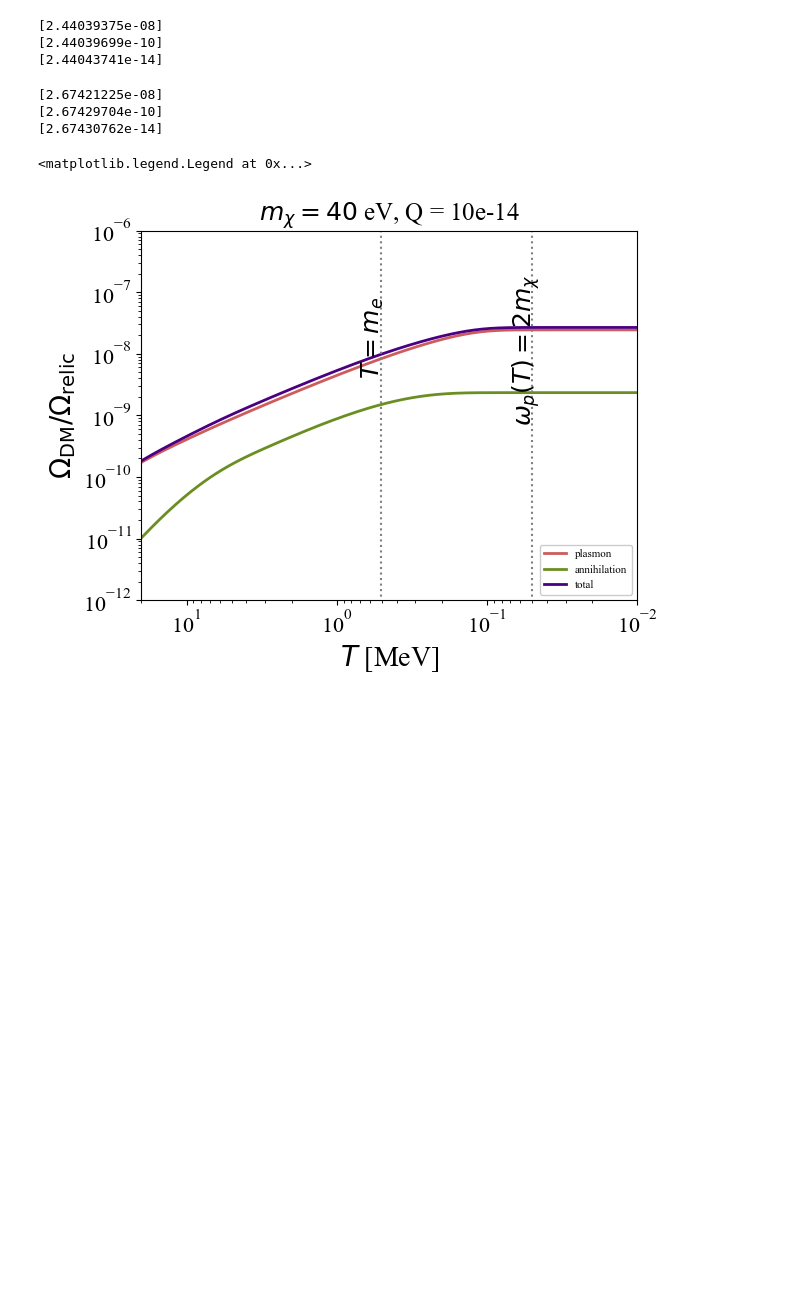
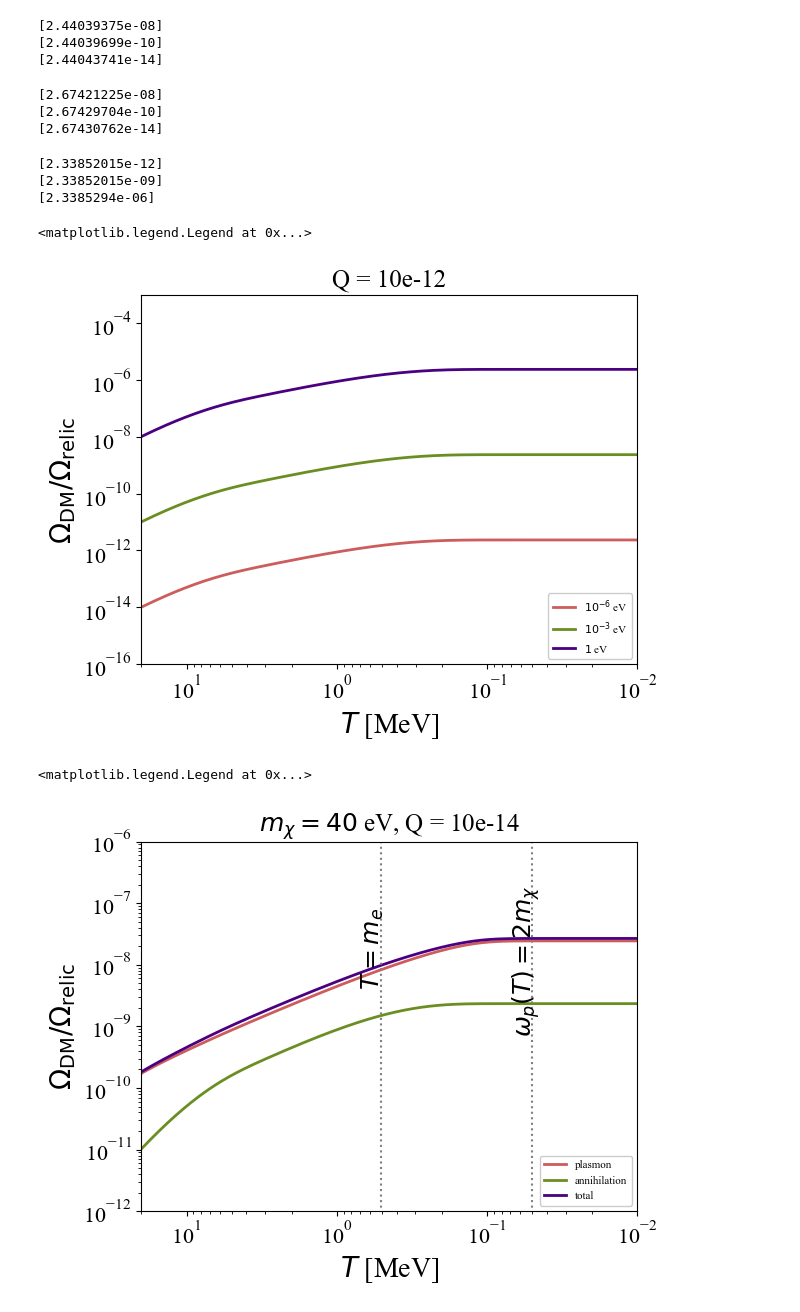
Before and after one commit to ellailes/irreducible-mcp, a Jupyter notebook: numerical_boltzmann.ipynb, the cells around one changed output. Cells and saved outputs as stored; diff of their text form; code cells hidden in the pictures; blank space fills up the shorter version.

```diff
--- a/numerical_boltzmann.ipynb
+++ b/numerical_boltzmann.ipynb
@@ -109,6 +106,46 @@ relic_40m17 = irr.relic(10e-17, 4e-5,whole_shebang = True)
 [2.67421225e-08]
 [2.67429704e-10]
 [2.67430762e-14]
+# %%
+#relic_small = irr.relic(10e-12, 4e-12,whole_shebang = True)
+relic_annsmall1 = irr.relic_ann(10e-12, 4e-12,whole_shebang = True)
+relic_annsmall2 = irr.relic_ann(10e-12, 4e-9,whole_shebang = True)
+relic_annsmall3 = irr.relic_ann(10e-12, 4e-6,whole_shebang = True)
+#relic__plassmall = irr.relic_plas(10e-12, 4e-12,whole_shebang = True)
+# %% [output]
+[2.33852015e-12]
+[2.33852015e-09]
+[2.3385294e-06]
+# %%
+f, ax = plt.subplots()
+alist = np.logspace(-1.9, 4.5,num = 500)
+#ax.loglog(irr.T(alist), relic40_new/irr.nxrelic(0.04, irr.T(100))*alist**3/100**3,lw=2,c='SlateBlue',label = 'Total')
+#ax.loglog(irr.T(alist), relic_plas40_new/irr.nxrelic(0.04, irr.T(100))*alist**3/100**3,lw=2,c='mediumvioletred',label = '$\gamma$')
+ax.loglog(irr.T(alist), relic_annsmall1/irr.nxrelic(4e-12, irr.T(100))*alist**3/100**3,lw=2,c='IndianRed',label = r'$10^{-6}$ eV')
+ax.loglog(irr.T(alist), relic_annsmall2/irr.nxrelic(4e-9, irr.T(100))*alist**3/100**3,lw=2,c='olivedrab',label = r'$10^{-3}$ eV')
+ax.loglog(irr.T(alist), relic_annsmall3/irr.nxrelic(4e-6, irr.T(100))*alist**3/100**3,lw=2,c='indigo',label = r'$1$ eV')
+ax.loglog(irr.T(alist), np.ones_like(alist), lw=3, c='gray', alpha=0.5)
+
+ax.set_ylabel(r'$\Omega_\mathrm{DM}/\Omega_\mathrm{relic}$', fontsize=20)
+ax.set_xlabel(r'$T$ [MeV]', fontsize=20)
+ax.set_title(r'Q = 10e-12', fontsize=18)
+ax.set_xlim([20,0.01])
+ax.set_ylim([10e-17, 10e-4])
+#ax.set_xticklabels(xticklabels,fontsize=16)
+ax.xaxis.set_tick_params(labelsize=16)
+ax.yaxis.set_tick_params(labelsize=16)
+
+#ax.vlines(scipy.optimize.fsolve(lambda t: irr.wp(t)-2 *4e-9, 1), 1e-20,1e2, color='gray',linestyles=":")
+#ax.vlines(irr.me, 1e-20,1e2,color='gray',linestyles=":")
+
+#ax.text(0.7, 0.000000005, r'$T = m_e$',rotation=90,fontsize=18)
+#ax.text(0.07, 0.000000001, r'$\omega_p(T) = 2 m_\chi$',rotation=90, fontsize=18)
+#ax.text(16, 0.3, r'$m_\chi = 40$ keV',fontsize=20)
+
+ax.legend(framealpha=1, loc='lower right', fontsize=8)
+# %% [output]
+<matplotlib.legend.Legend at 0x...>
+[figure, added]
 # %%
 f, ax = plt.subplots()
 alist = np.logspace(-1.9, 4.5,num = 500)
```
Also changed, not shown: parts of 9 cells of this notebook, 22 other files.
